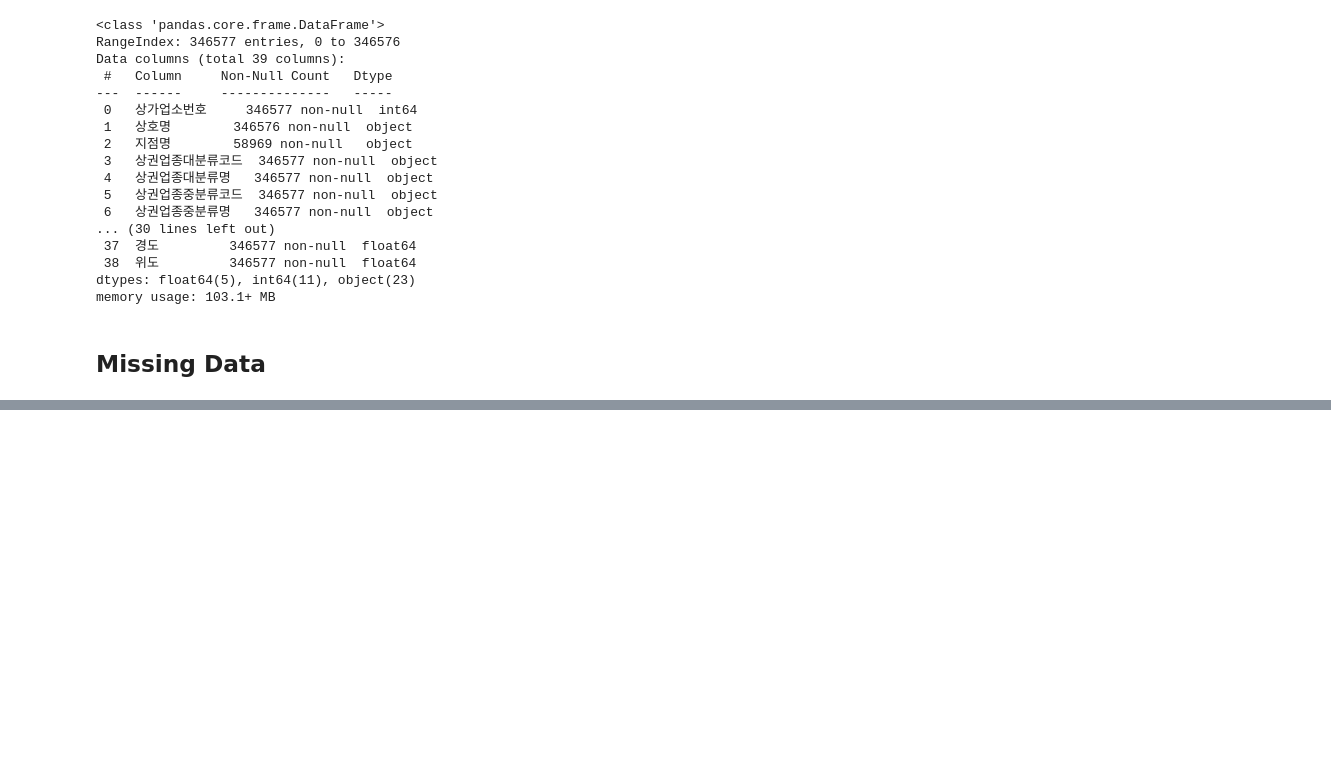
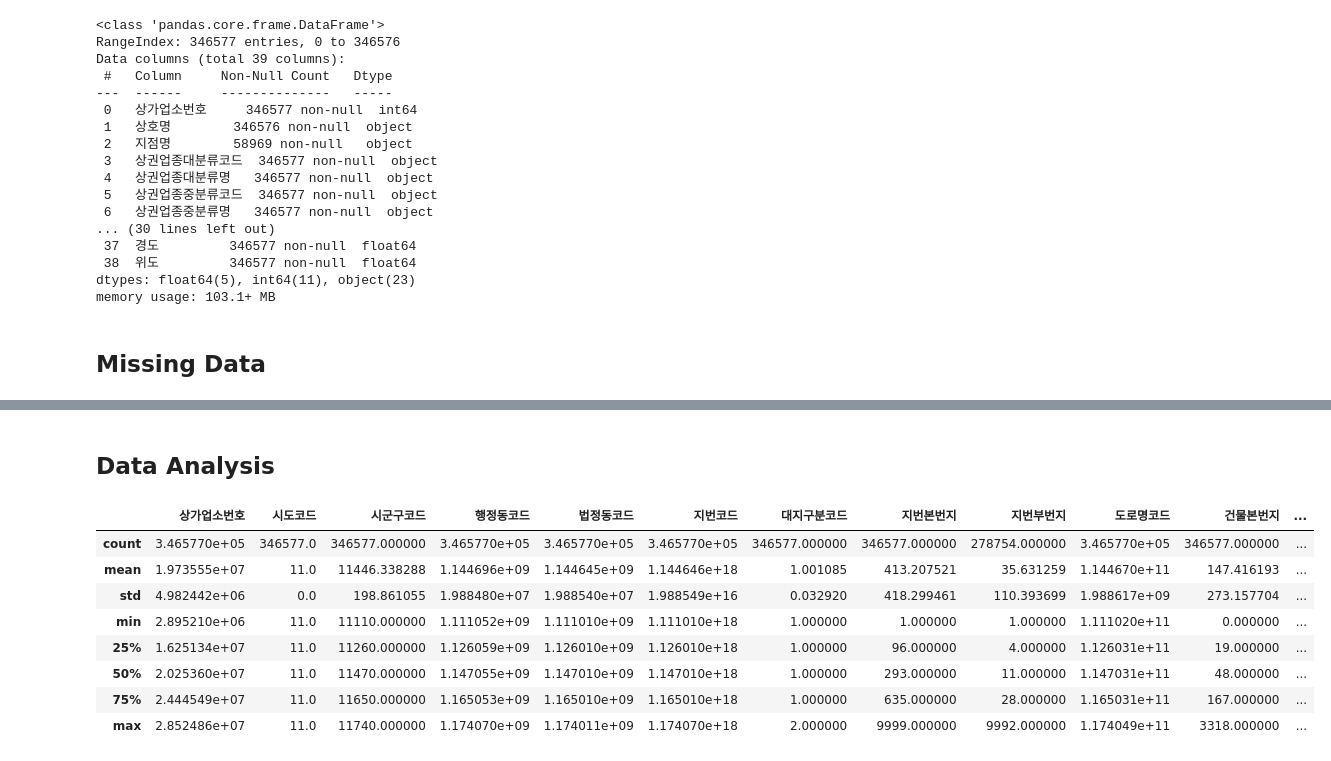
Before and after one commit to sunny0103/personal_project_public_data, a Jupyter notebook: Commercial district data analysis.ipynb, the cells around one changed output, grey strips where cells are left out. Drawn from its saved outputs; the diff is of its cells as text; code cells hidden in the pictures; blank space fills up the shorter version.

```diff
--- a/Commercial district data analysis.ipynb
+++ b/Commercial district data analysis.ipynb
@@ -51,0 +76,3 @@ memory usage: 103.1+ MB
+# %%
+temp=round(df.isnull().sum()/df.shape[0],2)*100
+temp
@@ -51,0 +107,14 @@ memory usage: 103.1+ MB
+# %% [markdown]
+## Data Analysis
+# %%
+df.describe()
+# %% [output]
+|  | 상가업소번호 | 시도코드 | 시군구코드 | 행정동코드 | 법정동코드 | 지번코드 | 대지구분코드 | 지번본번지 | 지번부번지 | 도로명코드 | 건물본번지 | ... |
+| count | 3.465770e+05 | 346577.0 | 346577.000000 | 3.465770e+05 | 3.465770e+05 | 3.465770e+05 | 346577.000000 | 346577.000000 | 278754.000000 | 3.465770e+05 | 346577.000000 | ... |
+| mean | 1.973555e+07 | 11.0 | 11446.338288 | 1.144696e+09 | 1.144645e+09 | 1.144646e+18 | 1.001085 | 413.207521 | 35.631259 | 1.144670e+11 | 147.416193 | ... |
+| std | 4.982442e+06 | 0.0 | 198.861055 | 1.988480e+07 | 1.988540e+07 | 1.988549e+16 | 0.032920 | 418.299461 | 110.393699 | 1.988617e+09 | 273.157704 | ... |
+| min | 2.895210e+06 | 11.0 | 11110.000000 | 1.111052e+09 | 1.111010e+09 | 1.111010e+18 | 1.000000 | 1.000000 | 1.000000 | 1.111020e+11 | 0.000000 | ... |
+| 25% | 1.625134e+07 | 11.0 | 11260.000000 | 1.126059e+09 | 1.126010e+09 | 1.126010e+18 | 1.000000 | 96.000000 | 4.000000 | 1.126031e+11 | 19.000000 | ... |
+| 50% | 2.025360e+07 | 11.0 | 11470.000000 | 1.147055e+09 | 1.147010e+09 | 1.147010e+18 | 1.000000 | 293.000000 | 11.000000 | 1.147031e+11 | 48.000000 | ... |
+| 75% | 2.444549e+07 | 11.0 | 11650.000000 | 1.165053e+09 | 1.165010e+09 | 1.165010e+18 | 1.000000 | 635.000000 | 28.000000 | 1.165031e+11 | 167.000000 | ... |
+| max | 2.852486e+07 | 11.0 | 11740.000000 | 1.174070e+09 | 1.174011e+09 | 1.174070e+18 | 2.000000 | 9999.000000 | 9992.000000 | 1.174049e+11 | 3318.000000 | ... |
```
Also changed, not shown: parts of 15 cells of this notebook.
